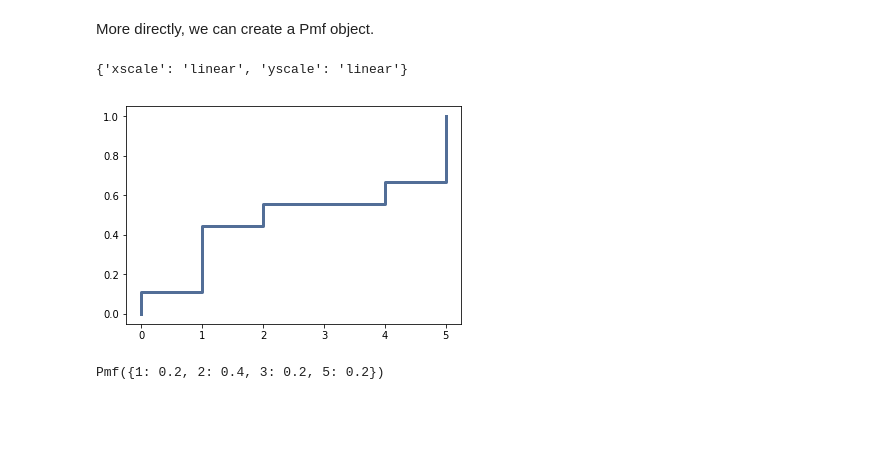
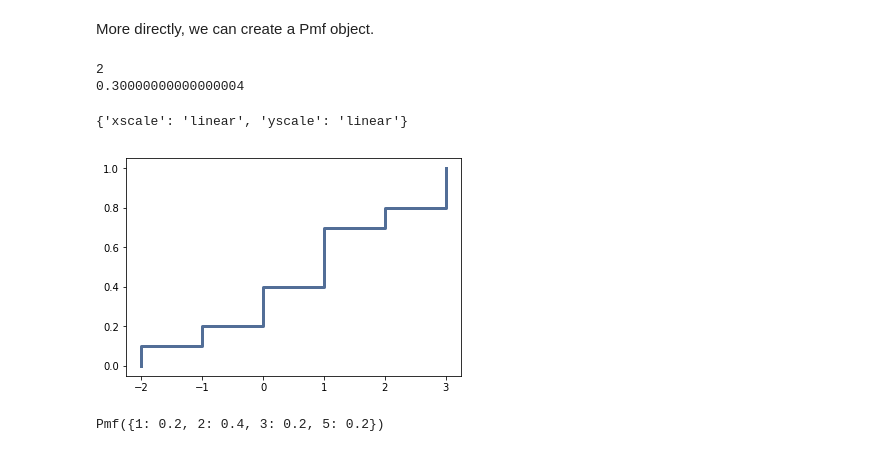
Before and after one commit to coverney/ThinkStats2, a Jupyter notebook: code/chap03mine.ipynb, the cells around one changed output. Saved outputs shown, nothing was run; the diff lists cells and outputs as text; code cells hidden in the pictures; blank space fills up the shorter version.

```diff
--- a/code/chap03mine.ipynb
+++ b/code/chap03mine.ipynb
@@ -48,12 +48,17 @@ thinkplot.Config(xlabel='Birth weight (pounds)', ylabel='PMF')
 More directly, we can create a Pmf object.
 # %%
 # Playground for quiz
-cdf_quiz = thinkstats2.Cdf([0, 1, 1, 1, 2, 4, 5, 5, 5])
-cdf_quiz.Value(0.5)
+array = [-2, -1, 0, 0, 1, 1, 1, 2, 3, 3]
+pmf_quiz = thinkstats2.Pmf(array)
+cdf_quiz = thinkstats2.Cdf(array)
+print(cdf_quiz.Value(0.71))
+print(pmf_quiz.Prob(1))
 thinkplot.Cdf(cdf_quiz)
 # %% [output]
-{'xscale': 'linear', 'yscale': 'linear'}
+2
+0.30000000000000004
+{'xscale': 'linear', 'yscale': 'linear'}
-[figure, old version]
+[figure, new version]
 # %%
 pmf = thinkstats2.Pmf([1, 2, 2, 3, 5])
 pmf
```
Also changed, not shown: 2 other files.
